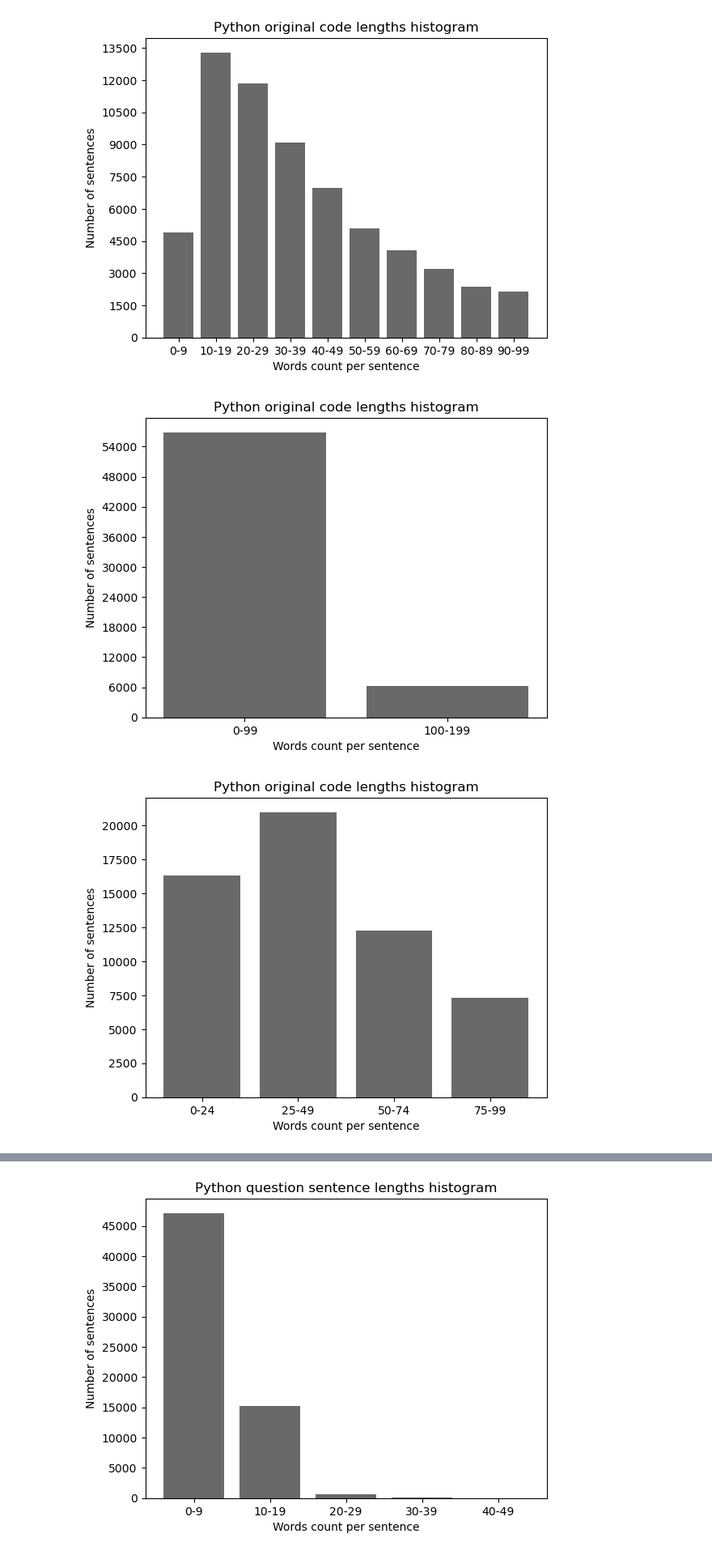
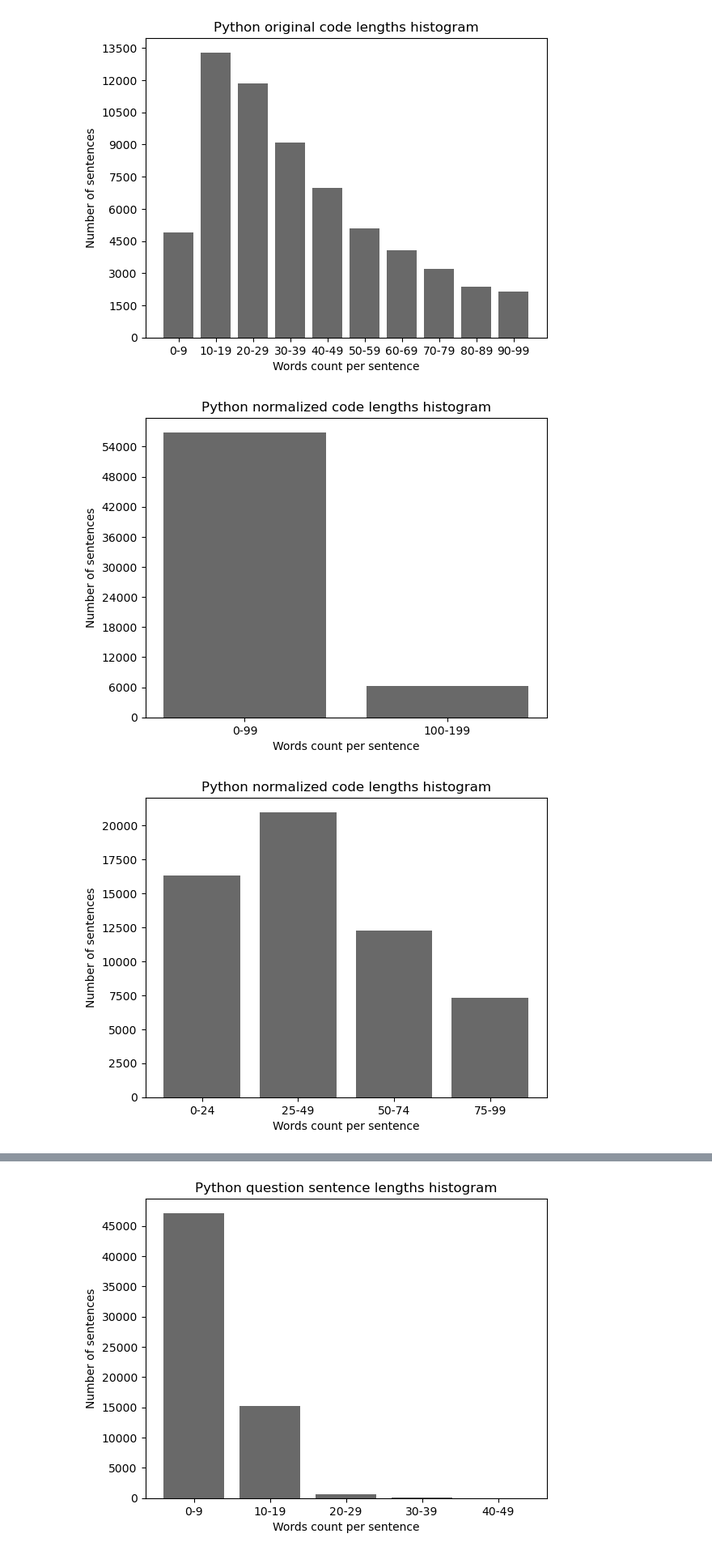
Before and after one commit to arsemi337/question-answering, a Jupyter notebook: generative-qa/notebooks/python/python_train_dataset_analysis.ipynb, the cells around one changed output, grey strips where cells are left out. Shown at 81% size. Cells and saved outputs as stored; diff of their text form; code cells hidden in the pictures.

```diff
--- a/generative-qa/notebooks/python/python_train_dataset_analysis.ipynb
+++ b/generative-qa/notebooks/python/python_train_dataset_analysis.ipynb
@@ -64,41 +64,41 @@ core_qa_utils.plot_sentence_lengths_histogram(
     sentences=train_dataset["code"],
     figure_path=generative_qa_paths.general_figures_dir
     / "train" / "train_python_normalized_code_lengths_histogram_0_200_100.png",
-    figure_title="Python original code lengths histogram",
+    figure_title="Python normalized code lengths histogram",
     min_threshold=0,
     max_threshold=200,
     divider=100,
 )
 
 core_qa_utils.plot_sentence_lengths_histogram(
     sentences=train_dataset["code"],
     figure_path=generative_qa_paths.general_figures_dir
-    / "train" / "train_python_normalized_code_lengths_histogram_0_200_100.png",
-    figure_title="Python original code lengths histogram",
+    / "train" / "train_python_normalized_code_lengths_histogram_0_100_25.png",
+    figure_title="Python normalized code lengths histogram",
     min_threshold=0,
     max_threshold=100,
     divider=25,
 )
 
 core_qa_utils.plot_sentence_lengths_histogram(
     sentences=train_dataset["code"],
     figure_path=generative_qa_paths.general_figures_dir
-    / "train" / "train_python_normalized_code_lengths_histogram_0_200_100.png",
-    figure_title="Python original code lengths histogram",
+    / "train" / "train_python_normalized_code_lengths_histogram_0_100_20.png",
+    figure_title="Python normalized code lengths histogram",
     min_threshold=0,
     max_threshold=100,
     divider=20,
 )
 
 core_qa_utils.plot_sentence_lengths_histogram(
     sentences=train_dataset["code"],
     figure_path=generative_qa_paths.general_figures_dir
-    / "train" / "train_python_normalized_code_lengths_histogram_0_200_100.png",
-    figure_title="Python original code lengths histogram",
+    / "train" / "train_python_normalized_code_lengths_histogram_0_100_10.png",
+    figure_title="Python normalized code lengths histogram",
     min_threshold=0,
     max_threshold=100,
     divider=10,
 )
 # %% [output]
-[figure, old version]
+[figure, new version]
-[figure, old version]
+[figure, new version]
```
Also changed, not shown: parts of 5 cells of this notebook, 12 other files.
